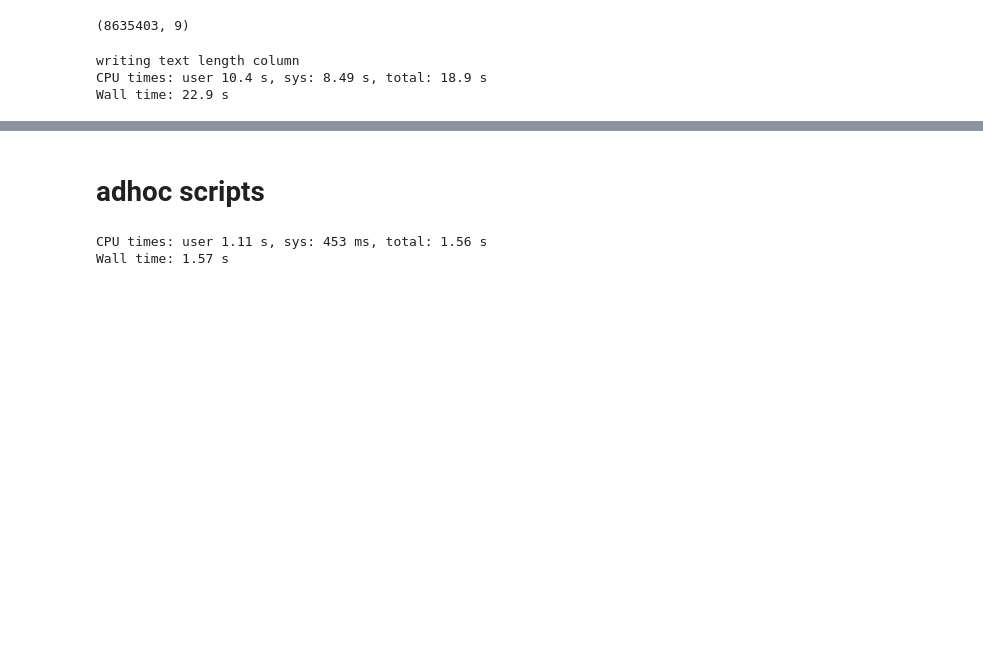
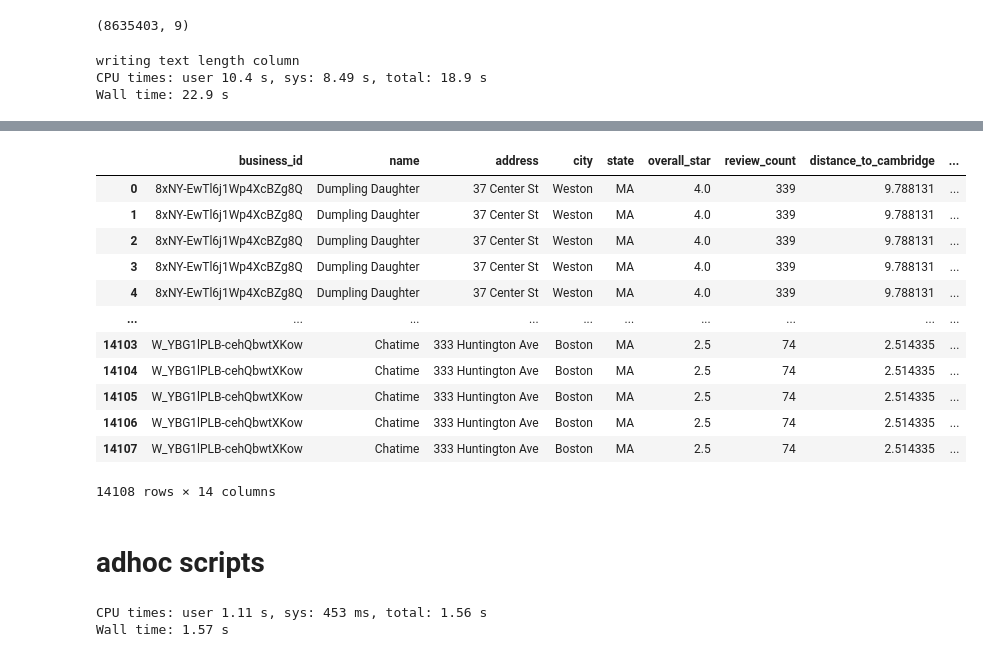
Before and after one commit to justinxu421/restaurant_planner, a Jupyter notebook: yelp.ipynb, the cells around one changed output, grey strips where cells are left out. Cells and saved outputs as stored; diff of their text form; code cells hidden in the pictures; blank space fills up the shorter version.

```diff
--- a/yelp.ipynb
+++ b/yelp.ipynb
@@ -69,9 +115,8 @@ query = f"""WITH close_businesses AS (SELECT
             LEFT JOIN reviews
                 ON close_businesses.business_id = reviews.business_id
             """
-df_close = pd.read_sql(
+pd.read_sql(
     query,
     con=engine,
 )
-df_close.to_csv("data/boston_boba_reviews.csv", index = False)
 # %% [output]
@@ -80,3 +125,16 @@ Wall time: 1.99 s
+|  | business_id | name | address | city | state | overall_star | review_count | distance_to_cambridge | ... |
+| 0 | 8xNY-EwTl6j1Wp4XcBZg8Q | Dumpling Daughter | 37 Center St | Weston | MA | 4.0 | 339 | 9.788131 | ... |
+| 1 | 8xNY-EwTl6j1Wp4XcBZg8Q | Dumpling Daughter | 37 Center St | Weston | MA | 4.0 | 339 | 9.788131 | ... |
+| 2 | 8xNY-EwTl6j1Wp4XcBZg8Q | Dumpling Daughter | 37 Center St | Weston | MA | 4.0 | 339 | 9.788131 | ... |
+| 3 | 8xNY-EwTl6j1Wp4XcBZg8Q | Dumpling Daughter | 37 Center St | Weston | MA | 4.0 | 339 | 9.788131 | ... |
+| 4 | 8xNY-EwTl6j1Wp4XcBZg8Q | Dumpling Daughter | 37 Center St | Weston | MA | 4.0 | 339 | 9.788131 | ... |
+| ... | ... | ... | ... | ... | ... | ... | ... | ... | ... |
+| 14103 | W_YBG1lPLB-cehQbwtXKow | Chatime | 333 Huntington Ave | Boston | MA | 2.5 | 74 | 2.514335 | ... |
+| 14104 | W_YBG1lPLB-cehQbwtXKow | Chatime | 333 Huntington Ave | Boston | MA | 2.5 | 74 | 2.514335 | ... |
+| 14105 | W_YBG1lPLB-cehQbwtXKow | Chatime | 333 Huntington Ave | Boston | MA | 2.5 | 74 | 2.514335 | ... |
+| 14106 | W_YBG1lPLB-cehQbwtXKow | Chatime | 333 Huntington Ave | Boston | MA | 2.5 | 74 | 2.514335 | ... |
+| 14107 | W_YBG1lPLB-cehQbwtXKow | Chatime | 333 Huntington Ave | Boston | MA | 2.5 | 74 | 2.514335 | ... |
+14108 rows × 14 columns
 # %% [markdown]
 # adhoc scripts
 # %%
```
Also changed, not shown: parts of 2 cells of this notebook, 8 other files.
